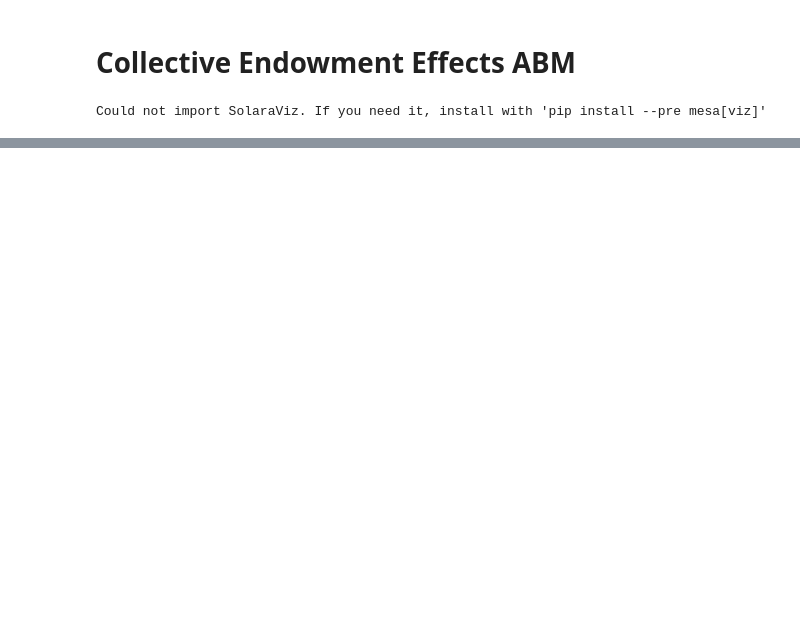
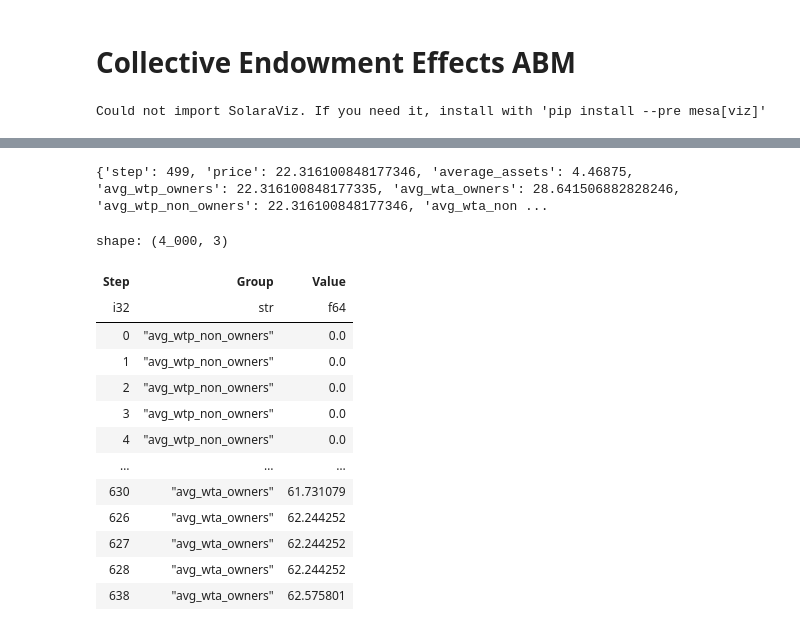
Before and after one commit to aridyckovsky/cee-model, a Jupyter notebook: model_playground.ipynb, the cells around one changed output, grey strips where cells are left out. Drawn from its saved outputs; the diff is of its cells as text; code cells hidden in the pictures; blank space fills up the shorter version.

```diff
--- a/model_playground.ipynb
+++ b/model_playground.ipynb
@@ -330,10 +438,10 @@ class CommunityModel(Model):
         return combined_chart
 # %%
 # Initialize the model with 16 agents
-model = CommunityModel(num_agents=32)
+model = CommunityModel(num_agents=80)
 
 # Run for 10 steps
-for step in range(1000):
+for step in range(500):
     model.step()
     if step % 50 == 0:
         print(f"Step {step}: Price = {model.market_maker['price']:.2f}")
@@ -368,3 +466,41 @@ Edges Data: [{'source': 17, 'target': 18, 'tie_strength': 34, 'color': 'blue', '
 model.visualize_time_series()
 # %% [output]
 [interactive output not drawn]
+# %%
+print(model.history[-1])
+# %% [output]
+{'step': 499, 'price': 22.316100848177346, 'average_assets': 4.46875, 'avg_wtp_owners': 22.316100848177335, 'avg_wta_owners': 28.641506882828246, 'avg_wtp_non_owners': 22.316100848177346, 'avg_wta_non ...
+# %%
+history_df = pl.DataFrame(model.history)
+
+# Reshape the data for a single chart with a legend
+history_df.select([
+    pl.col("step").alias("Step"),
+    pl.col("avg_wtp_owners"),
+    pl.col("avg_wta_owners"),
+    pl.col("avg_wtp_non_owners"),
+    pl.col("avg_wta_non_owners"),
+]).melt(
+    id_vars=["Step"],
+    value_vars=["avg_wtp_owners", "avg_wta_owners", "avg_wtp_non_owners", "avg_wtp_non_owners"],
+    variable_name="Group",
+    value_name="Value"
+).with_columns([
+    pl.col("Step").cast(pl.Int32),
+    pl.col("Value").cast(pl.Float64),
+]).sort("Value")
+# %% [output]
+shape: (4_000, 3)
+| Step | Group | Value |
+| i32 | str | f64 |
+| 0 | "avg_wtp_non_owners" | 0.0 |
+| 1 | "avg_wtp_non_owners" | 0.0 |
+| 2 | "avg_wtp_non_owners" | 0.0 |
+| 3 | "avg_wtp_non_owners" | 0.0 |
+| 4 | "avg_wtp_non_owners" | 0.0 |
+| … | … | … |
+| 630 | "avg_wta_owners" | 61.731079 |
+| 626 | "avg_wta_owners" | 62.244252 |
+| 627 | "avg_wta_owners" | 62.244252 |
+| 628 | "avg_wta_owners" | 62.244252 |
+| 638 | "avg_wta_owners" | 62.575801 |
```
Also changed, not shown: parts of 5 cells of this notebook, 2 other files.
